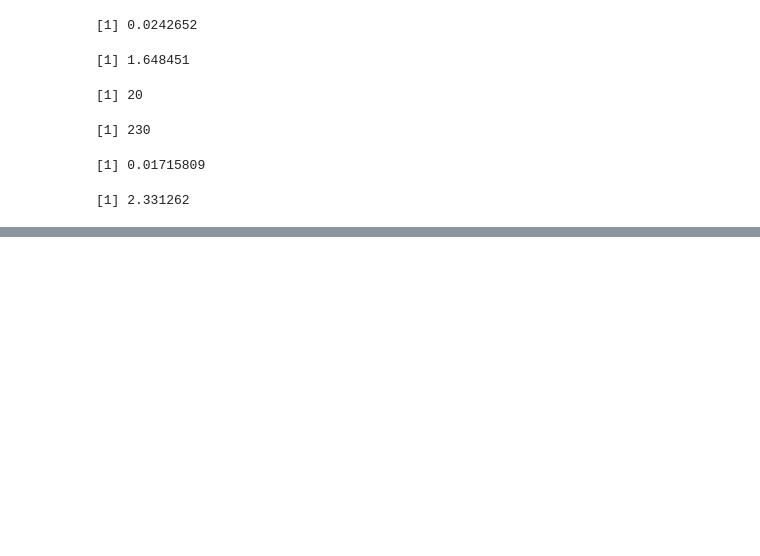
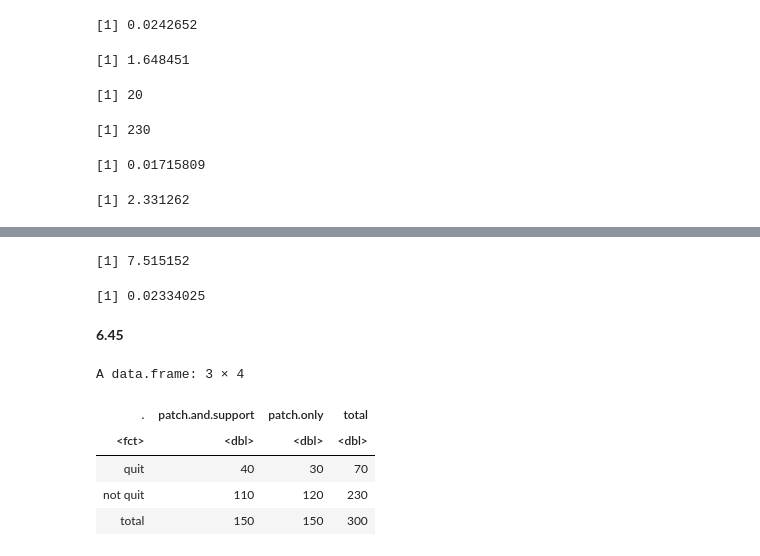
Before and after one commit to Himanshiyaduvanshi/coursera-statistics-r, a Jupyter notebook: courses/2.4.ipynb, the cells around one changed output, grey strips where cells are left out. Saved outputs shown, nothing was run; the diff lists cells and outputs as text; code cells hidden in the pictures; blank space fills up the shorter version.

```diff
--- a/courses/2.4.ipynb
+++ b/courses/2.4.ipynb
@@ -806,0 +1393,33 @@ p_hat = .12
+# %%
+# H0: Players choose between these 3 options randomly.
+# HA: Players do not choose between these 3 options randomly.
+
+# Independent: Not sure, because the two friends might
+# affect each others decision.
+# Success-failure condition: Each cell has >= 5 counts.
+
+o = c(43, 21, 35)
+e = c(33, 33, 33)
+df = 3-1
+(chi2 = sum(mapply(function(o,e)(o-e)^2/e, o, e)))
+(pvalue = pchisq(chi2, df, lower.tail = FALSE))
+# %% [output]
+[1] 7.515152
+[1] 0.02334025
+# %% [markdown]
+**6.45**
+# %%
+# (a)
+data.frame(
+    `.` = c('quit', 'not quit', 'total'),
+    'patch and support' = c(40, 110, 150),
+    'patch only' = c(30, 120, 150),
+    'total' = c(70, 230, 300)
+)
+# %% [output]
+A data.frame: 3 × 4
+| . | patch.and.support | patch.only | total |
+| <fct> | <dbl> | <dbl> | <dbl> |
+| quit | 40 | 30 | 70 |
+| not quit | 110 | 120 | 230 |
+| total | 150 | 150 | 300 |
```
Also changed, not shown: parts of 76 cells of this notebook.
